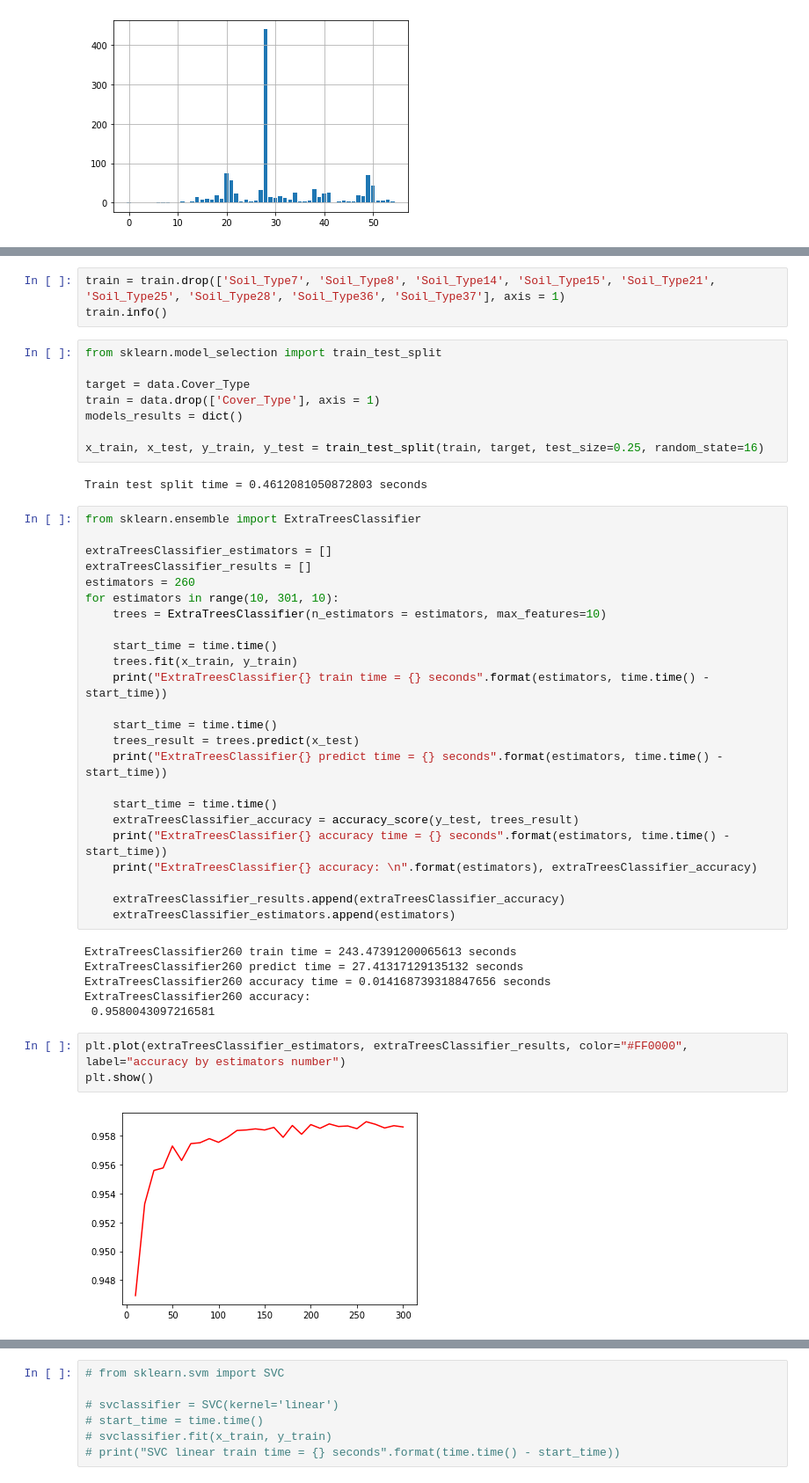
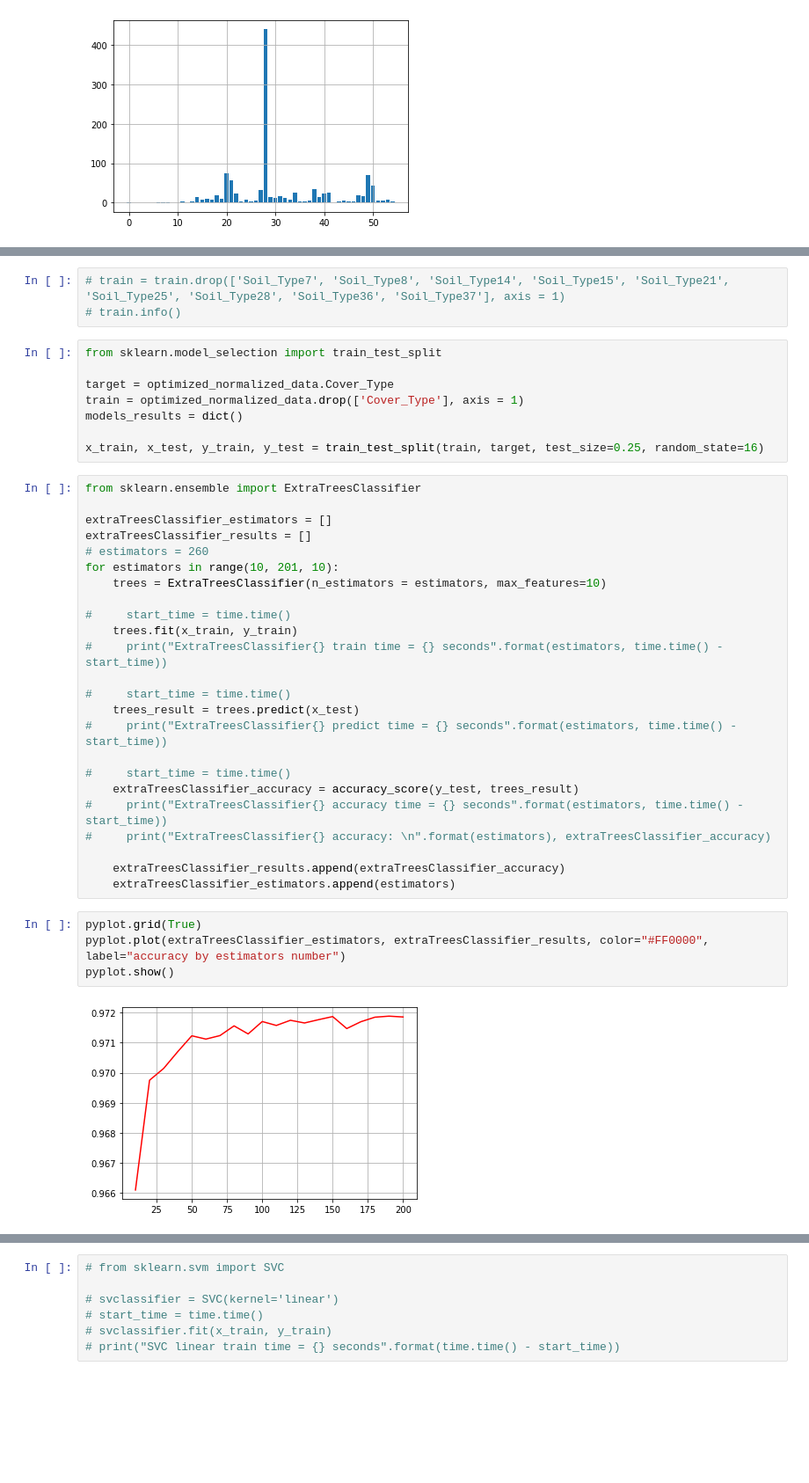
Before and after one commit to seryogasx/Diplom, a Jupyter notebook: forest/test.ipynb, the cells around one changed output, grey strips where cells are left out. Shown: that part at 88% size. Drawn from its saved outputs; the diff is of its cells as text; blank space fills up the shorter version.

```diff
--- a/forest/test.ipynb
+++ b/forest/test.ipynb
@@ -305,51 +274,44 @@ print(bad_soil_data)
 # %%
-train = train.drop(['Soil_Type7', 'Soil_Type8', 'Soil_Type14', 'Soil_Type15', 'Soil_Type21', 'Soil_Type25', 'Soil_Type28', 'Soil_Type36', 'Soil_Type37'], axis = 1)
-train.info()
+# train = train.drop(['Soil_Type7', 'Soil_Type8', 'Soil_Type14', 'Soil_Type15', 'Soil_Type21', 'Soil_Type25', 'Soil_Type28', 'Soil_Type36', 'Soil_Type37'], axis = 1)
+# train.info()
 # %%
 from sklearn.model_selection import train_test_split
 
-target = data.Cover_Type
-train = data.drop(['Cover_Type'], axis = 1)
+target = optimized_normalized_data.Cover_Type
+train = optimized_normalized_data.drop(['Cover_Type'], axis = 1)
 models_results = dict()
 
 x_train, x_test, y_train, y_test = train_test_split(train, target, test_size=0.25, random_state=16)
-# %% [output]
-Train test split time = 0.4612081050872803 seconds
 # %%
 from sklearn.ensemble import ExtraTreesClassifier
 
 extraTreesClassifier_estimators = []
 extraTreesClassifier_results = []
-estimators = 260
-for estimators in range(10, 301, 10):
+# estimators = 260
+for estimators in range(10, 201, 10):
     trees = ExtraTreesClassifier(n_estimators = estimators, max_features=10)
 
-    start_time = time.time()
+#     start_time = time.time()
     trees.fit(x_train, y_train)
-    print("ExtraTreesClassifier{} train time = {} seconds".format(estimators, time.time() - start_time))
+#     print("ExtraTreesClassifier{} train time = {} seconds".format(estimators, time.time() - start_time))
 
-    start_time = time.time()
+#     start_time = time.time()
     trees_result = trees.predict(x_test)
-    print("ExtraTreesClassifier{} predict time = {} seconds".format(estimators, time.time() - start_time))
+#     print("ExtraTreesClassifier{} predict time = {} seconds".format(estimators, time.time() - start_time))
 
-    start_time = time.time()
+#     start_time = time.time()
     extraTreesClassifier_accuracy = accuracy_score(y_test, trees_result)
-    print("ExtraTreesClassifier{} accuracy time = {} seconds".format(estimators, time.time() - start_time))
-    print("ExtraTreesClassifier{} accuracy: \n".format(estimators), extraTreesClassifier_accuracy)
+#     print("ExtraTreesClassifier{} accuracy time = {} seconds".format(estimators, time.time() - start_time))
+#     print("ExtraTreesClassifier{} accuracy: \n".format(estimators), extraTreesClassifier_accuracy)
 
     extraTreesClassifier_results.append(extraTreesClassifier_accuracy)
     extraTreesClassifier_estimators.append(estimators)
-# %% [output]
-ExtraTreesClassifier260 train time = 243.47391200065613 seconds
-ExtraTreesClassifier260 predict time = 27.41317129135132 seconds
-ExtraTreesClassifier260 accuracy time = 0.014168739318847656 seconds
-ExtraTreesClassifier260 accuracy:
- 0.9580043097216581
 # %%
-plt.plot(extraTreesClassifier_estimators, extraTreesClassifier_results, color="#FF0000", label="accuracy by estimators number")
-plt.show()
+pyplot.grid(True)
+pyplot.plot(extraTreesClassifier_estimators, extraTreesClassifier_results, color="#FF0000", label="accuracy by estimators number")
+pyplot.show()
 # %% [output]
-[figure, old version]
+[figure, new version]
 # %%
 print("Best accuracy: ", max(extraTreesClassifier_results))
 # %% [output]
```
Also changed, not shown: parts of 42 cells of this notebook.
